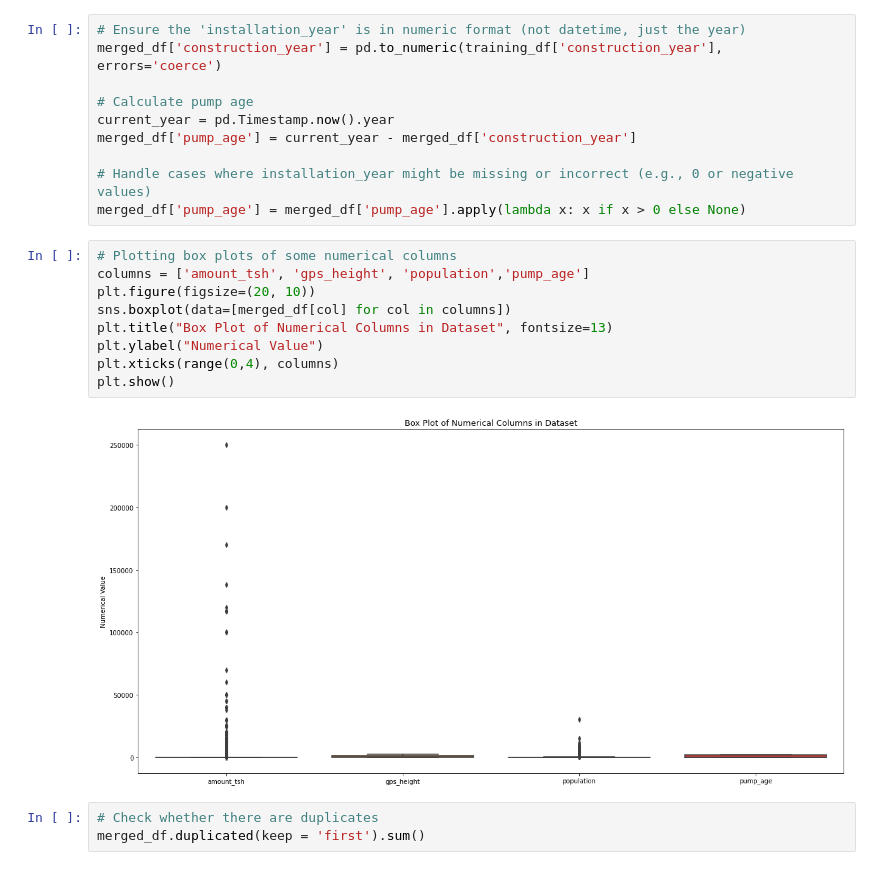
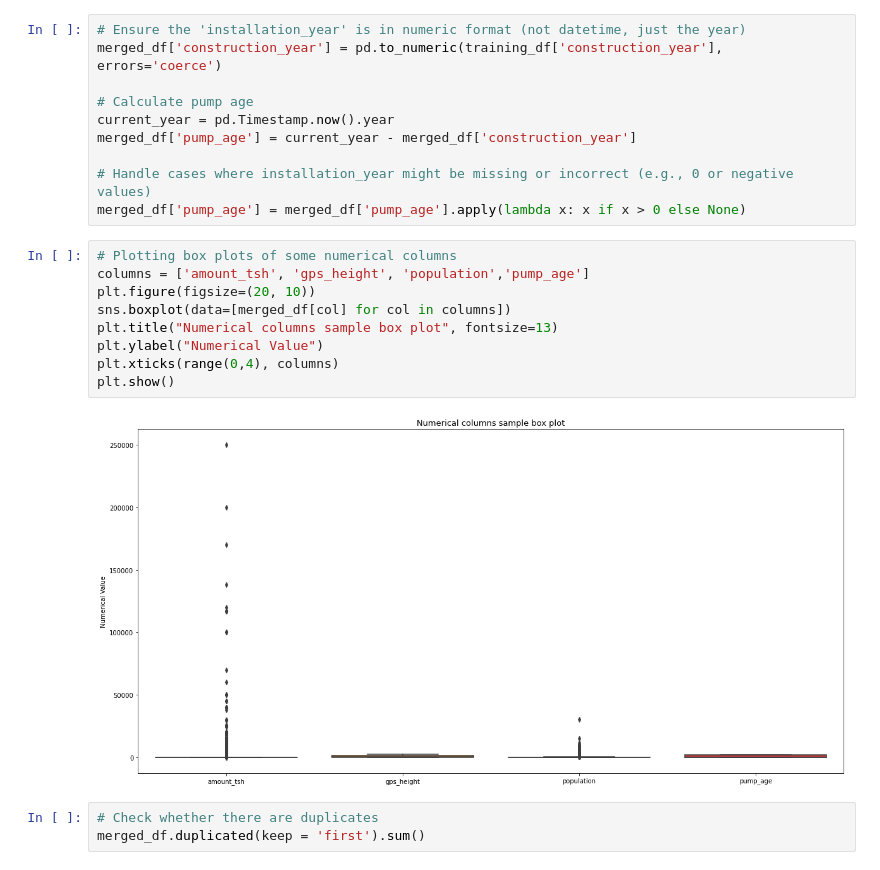
Before and after one commit to ndukukitenge/dsc-phase3-final-project, a Jupyter notebook: index.ipynb, the cells around one changed output. Drawn from its saved outputs; the diff is of its cells as text.

Commit message:
Update box plot

```diff
--- a/index.ipynb
+++ b/index.ipynb
@@ -298,14 +298,14 @@ merged_df['pump_age'] = merged_df['pump_age'].apply(lambda x: x if x > 0 else No
 # %%
 # Plotting box plots of some numerical columns
 columns = ['amount_tsh', 'gps_height', 'population','pump_age']
 plt.figure(figsize=(20, 10))
 sns.boxplot(data=[merged_df[col] for col in columns])
-plt.title("Box Plot of Numerical Columns in Dataset", fontsize=13)
+plt.title("Numerical columns sample box plot", fontsize=13)
 plt.ylabel("Numerical Value")
 plt.xticks(range(0,4), columns)
 plt.show()
 # %% [output]
-[figure, old version]
+[figure, new version]
 # %%
 # Check whether there are duplicates
 merged_df.duplicated(keep = 'first').sum()
```
